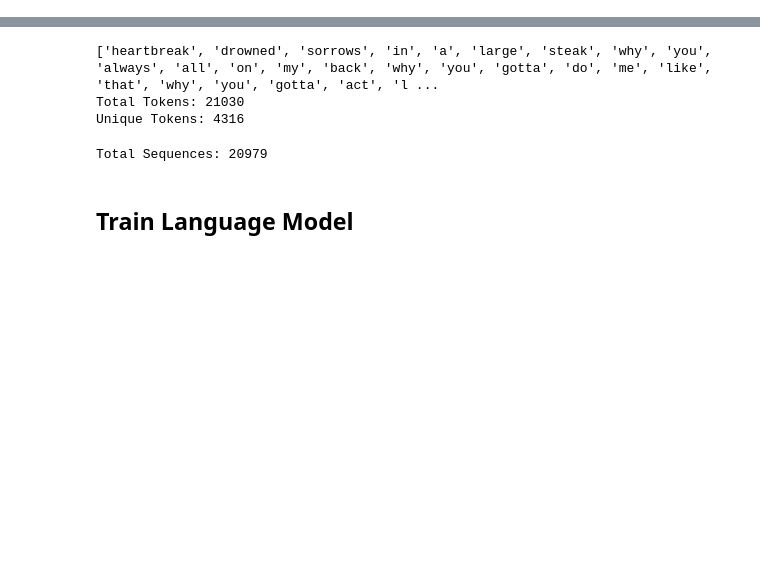
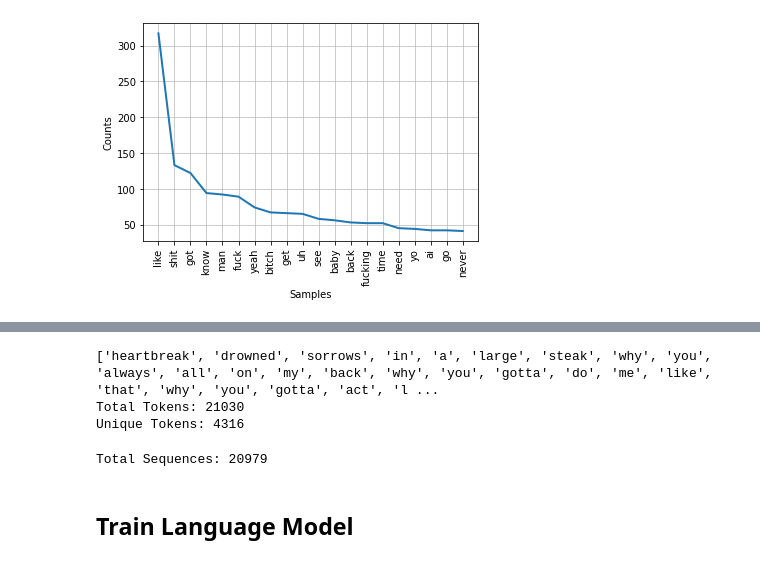
Before and after one commit to jrodriguez5909/MrBaklava, a Jupyter notebook: NLP_analysis.ipynb, the cells around one changed output, grey strips where cells are left out. Cells and saved outputs as stored; diff of their text form; code cells hidden in the pictures; blank space fills up the shorter version.

```diff
--- a/NLP_analysis.ipynb
+++ b/NLP_analysis.ipynb
@@ -4,0 +83,6 @@
+# %%
+#tokenize text by words
+words = word_tokenize(lyrics)
+
+#check the number of words
+print(f"The total number of words in the text is {len(words)}")
@@ -4,0 +91,11 @@
+# %%
+#create an empty list to store words
+words_no_punc = []
+
+#iterate through the words list to remove punctuations
+for word in words:
+    if word.isalpha():
+        words_no_punc.append(word.lower())
+
+#print number of words without punctuation
+print(f"The total number of words without punctuation is {len(words_no_punc)}")
@@ -4,0 +104,10 @@
+# %%
+#create an empty list to store clean words
+clean_words = []
+
+#Iterate through the words_no_punc list and add non stopwords to the new clean_words list
+for word in words_no_punc:
+    if word not in stopwords_list:
+        clean_words.append(word)
+
+print(f"The total number of words without punctuation and stopwords is {len(clean_words)}")
@@ -4,0 +116,6 @@
+# %%
+#find the frequency of words
+fdist = FreqDist(clean_words)
+
+#print the 10 most common words
+fdist.most_common(10)
@@ -4,0 +133,6 @@
+# %%
+#Plot the 20 most common words
+fdist.plot(20)
+plt.show()
+# %% [output]
+[figure, added]
```
Also changed, not shown: parts of 27 cells of this notebook, 1 other file.
